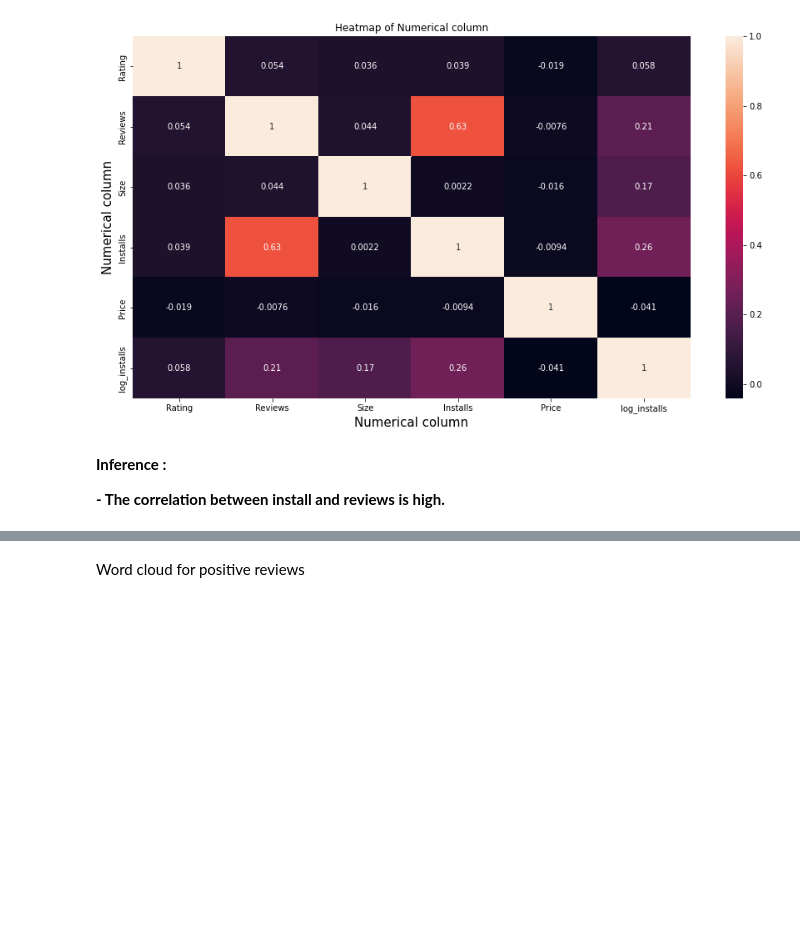
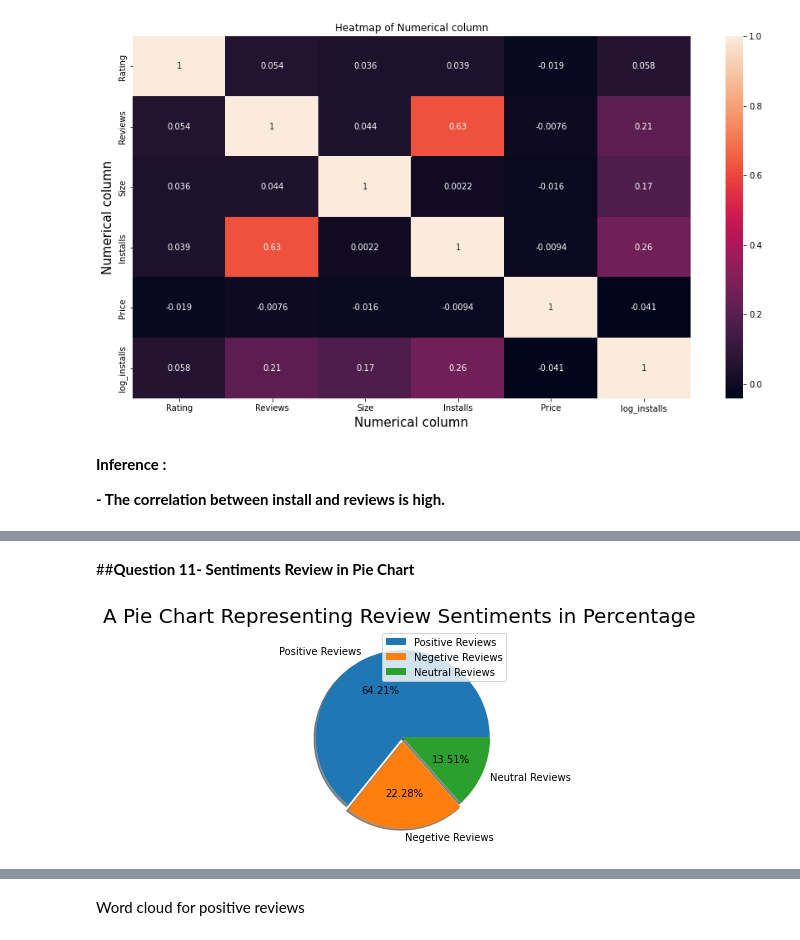
Before and after one commit to iotaminus1/Playstore-and-User-Review-Data-Analysis, a Jupyter notebook: Team_NoteBook_Play_Store_App_Review_Analysis_Capstone_Project.ipynb, the cells around one changed output, grey strips where cells are left out. Drawn from its saved outputs; the diff is of its cells as text; code cells hidden in the pictures; blank space fills up the shorter version.

```diff
--- a/Team_NoteBook_Play_Store_App_Review_Analysis_Capstone_Project.ipynb
+++ b/Team_NoteBook_Play_Store_App_Review_Analysis_Capstone_Project.ipynb
@@ -901,0 +908,2 @@ plt.show();
+# %%
+merged_df = PS_rew_data.merge(user_reviews_data, on='App')
@@ -901,0 +912,12 @@ plt.show();
+# %% [markdown]
+##**Question 11- Sentiments Review in Pie Chart**
+# %%
+counts = list(merged_df['Sentiment'].value_counts())
+labels = 'Positive Reviews', 'Negetive Reviews','Neutral Reviews'
+plt.pie(counts, labels=labels, explode=[0, 0.05, 0.005], shadow=True, autopct="%.2f%%")
+plt.title('A Pie Chart Representing Review Sentiments in Percentage ', fontsize=20)
+plt.axis('off')
+plt.legend()
+plt.show()
+# %% [output]
+[figure, added]
```
Also changed, not shown: parts of 34 cells of this notebook.
